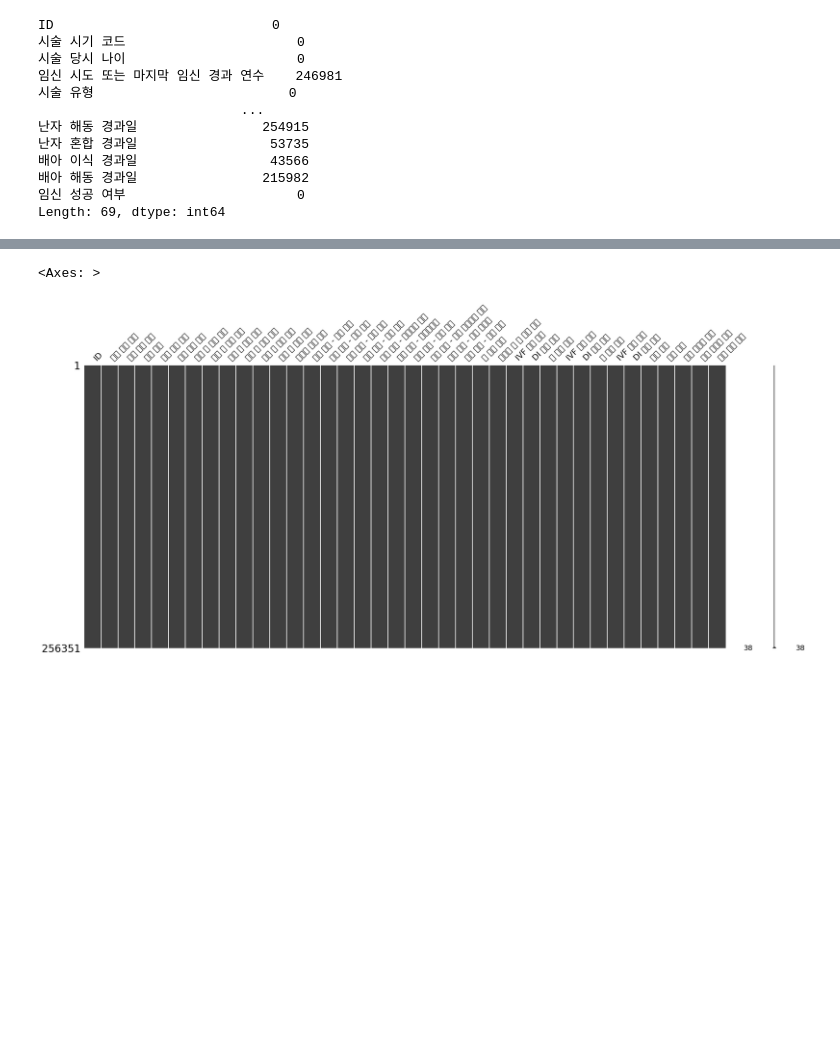
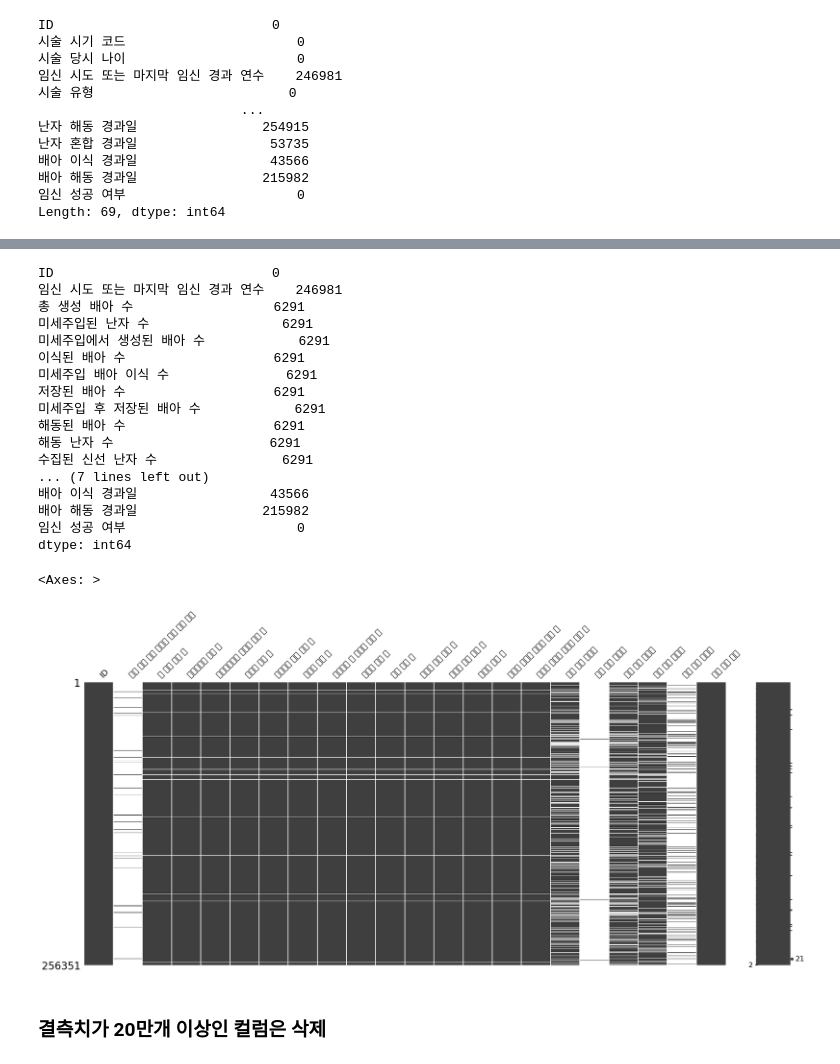
Before and after one commit to BBKN071/aimers, a Jupyter notebook: workspace/data_process.ipynb, the cells around one changed output, grey strips where cells are left out. Cells and saved outputs as stored; diff of their text form; code cells hidden in the pictures; blank space fills up the shorter version.

```diff
--- a/workspace/data_process.ipynb
+++ b/workspace/data_process.ipynb
@@ -94,5 +124,5 @@ ID                            0
 임신 성공 여부                      0
 Length: 69, dtype: int64
 # %%
-selected_columns = [col for col in train.columns if train[col].isnull().sum() == 0]
-df_selected = train[selected_columns]
+df_new = train.drop(columns=categorical_columns)
+df_new.info()
@@ -102,5 +146,0 @@ df_test.to_csv('processed_test_1.csv', index=False)
-# %%
-missingno.matrix(df_selected)
-# %% [output]
-<Axes: >
-[figure, removed]
@@ -108,0 +147,25 @@ df_selected.to_csv('processed_train_1.csv', index=False)
+# %%
+print(df_new.isnull().sum())
+missingno.matrix(df_new)
+# %% [output]
+ID                            0
+임신 시도 또는 마지막 임신 경과 연수    246981
+총 생성 배아 수                  6291
+미세주입된 난자 수                 6291
+미세주입에서 생성된 배아 수            6291
+이식된 배아 수                   6291
+미세주입 배아 이식 수               6291
+저장된 배아 수                   6291
+미세주입 후 저장된 배아 수            6291
+해동된 배아 수                   6291
+해동 난자 수                    6291
+수집된 신선 난자 수                6291
+... (7 lines left out)
+배아 이식 경과일                 43566
+배아 해동 경과일                215982
+임신 성공 여부                      0
+dtype: int64
+<Axes: >
+[figure, added]
+# %% [markdown]
+### 결측치가 20만개 이상인 컬럼은 삭제
```
Also changed, not shown: parts of 11 cells of this notebook, 6 other files.
